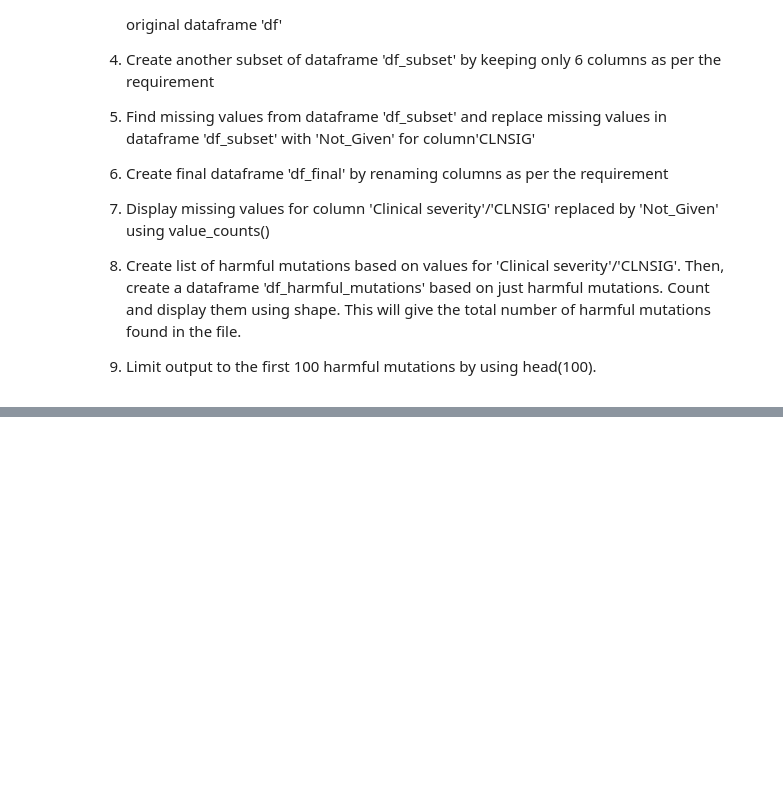
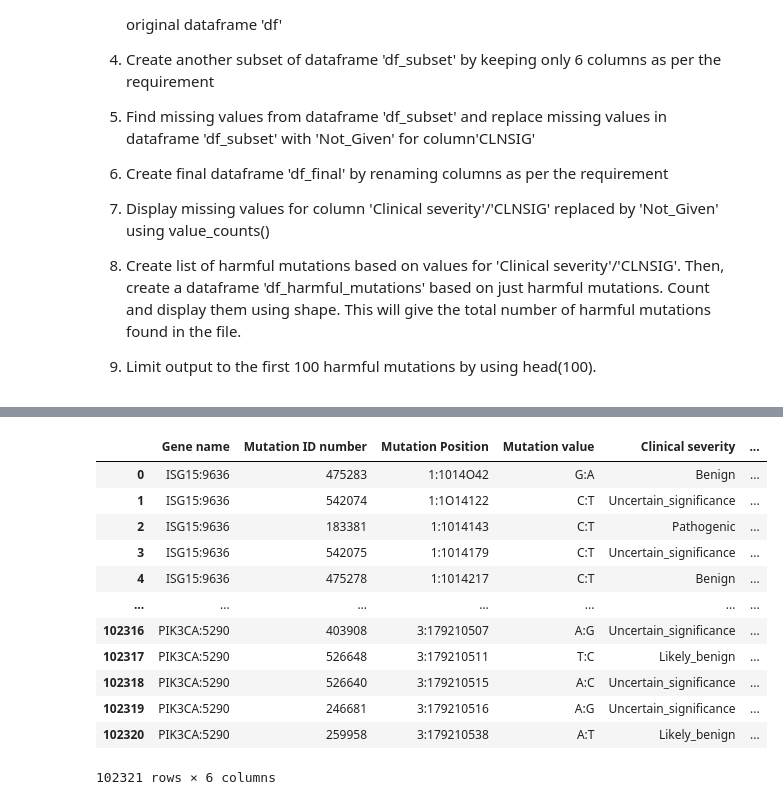
Before and after one commit to vkmr/python, a Jupyter notebook: clinical_data_analysis/clinical_disease_data_analysis.ipynb, the cells around one changed output, grey strips where cells are left out. Cells and saved outputs as stored; diff of their text form; code cells hidden in the pictures; blank space fills up the shorter version.

```diff
--- a/clinical_data_analysis/clinical_disease_data_analysis.ipynb
+++ b/clinical_data_analysis/clinical_disease_data_analysis.ipynb
@@ -145,0 +269,18 @@ df
+# %%
+# Create final dataframe 'df_final' by renaming columns as per the requirement
+df_final = df_subset.rename(columns={'GENEINFO': 'Gene name', 'ID' : 'Mutation ID number', 'CLNSIG': 'Clinical severity', 'CLNDN': 'Disease that is implicated'})
+df_final
+# %% [output]
+|  | Gene name | Mutation ID number | Mutation Position | Mutation value | Clinical severity | ... |
+| 0 | ISG15:9636 | 475283 | 1:1014O42 | G:A | Benign | ... |
+| 1 | ISG15:9636 | 542074 | 1:1O14122 | C:T | Uncertain_significance | ... |
+| 2 | ISG15:9636 | 183381 | 1:1014143 | C:T | Pathogenic | ... |
+| 3 | ISG15:9636 | 542075 | 1:1014179 | C:T | Uncertain_significance | ... |
+| 4 | ISG15:9636 | 475278 | 1:1014217 | C:T | Benign | ... |
+| ... | ... | ... | ... | ... | ... | ... |
+| 102316 | PIK3CA:5290 | 403908 | 3:179210507 | A:G | Uncertain_significance | ... |
+| 102317 | PIK3CA:5290 | 526648 | 3:179210511 | T:C | Likely_benign | ... |
+| 102318 | PIK3CA:5290 | 526640 | 3:179210515 | A:C | Uncertain_significance | ... |
+| 102319 | PIK3CA:5290 | 246681 | 3:179210516 | A:G | Uncertain_significance | ... |
+| 102320 | PIK3CA:5290 | 259958 | 3:179210538 | A:T | Likely_benign | ... |
+102321 rows × 6 columns
```
Also changed, not shown: parts of 7 cells of this notebook.
